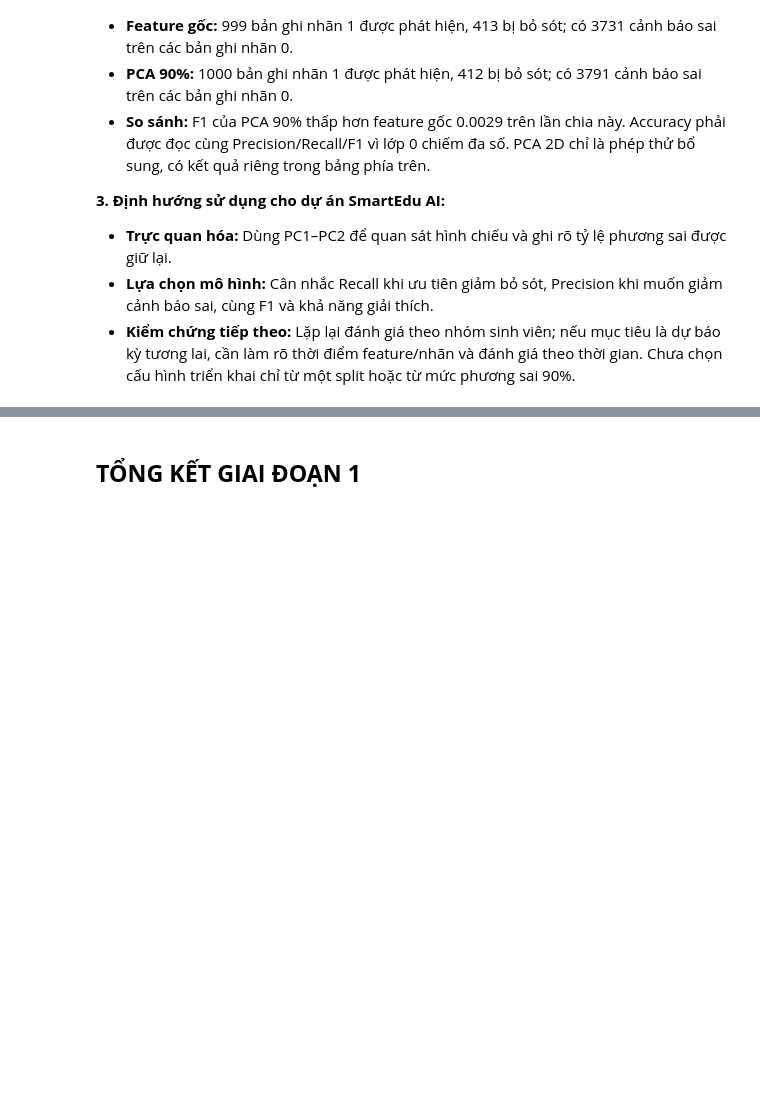
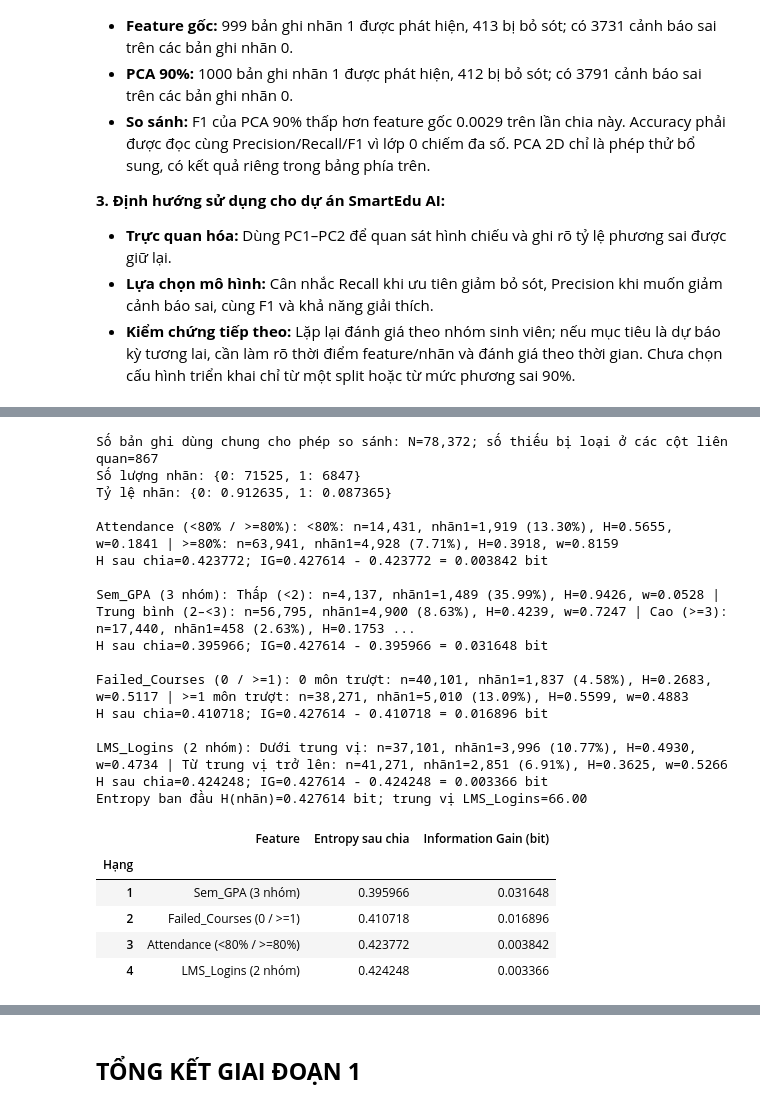
Before and after one commit to Jaybeater/SmartEdu-AI, a Jupyter notebook: notebooks/notebook.ipynb, the cells around one changed output, grey strips where cells are left out. Saved outputs shown, nothing was run; the diff lists cells and outputs as text; code cells hidden in the pictures; blank space fills up the shorter version.

```diff
--- a/notebooks/notebook.ipynb
+++ b/notebooks/notebook.ipynb
@@ -1546,0 +1712,53 @@ Trong lần chạy này, thời gian fit toàn pipeline là **0.1769 giây** cho
+# %%
+# C.3 - Entropy nhãn và Information Gain
+c_info=c_data[['Target_Dropout_Next_Sem','Attendance','Sem_GPA','Failed_Courses','LMS_Logins']].dropna().copy()
+c_info['Target_Dropout_Next_Sem']=c_info['Target_Dropout_Next_Sem'].astype(int)
+c_info['att_group']=np.where(c_info.Attendance<80,'<80%','>=80%')
+c_info['gpa_group']=pd.cut(c_info.Sem_GPA,[-np.inf,2,3,np.inf],labels=['Thấp (<2)','Trung bình (2–<3)','Cao (>=3)'],right=False)
+c_info['failed_group']=np.where(c_info.Failed_Courses>=1,'>=1 môn trượt','0 môn trượt')
+c_lms_median=c_info.LMS_Logins.median()
+c_info['lms_group']=np.where(c_info.LMS_Logins<c_lms_median,'Dưới trung vị','Từ trung vị trở lên')
+def c_entropy(v):
+    prob=pd.Series(v).value_counts(normalize=True)
+    return float(-(prob*np.log2(prob)).sum())
+c_h=c_entropy(c_info.Target_Dropout_Next_Sem)
+c_label_counts=c_info['Target_Dropout_Next_Sem'].value_counts().sort_index()
+print(f'Số bản ghi dùng chung cho phép so sánh: N={len(c_info):,}; số thiếu bị loại ở các cột liên quan={len(c_data)-len(c_info):,}')
+print('Số lượng nhãn:', c_label_counts.to_dict())
+print('Tỷ lệ nhãn:', c_info['Target_Dropout_Next_Sem'].value_counts(normalize=True).sort_index().round(6).to_dict())
+c_features={'Attendance (<80% / >=80%)':'att_group','Sem_GPA (3 nhóm)':'gpa_group','Failed_Courses (0 / >=1)':'failed_group','LMS_Logins (2 nhóm)':'lms_group'}
+c_rows=[]
+for label,col in c_features.items():
+    h_after=0.0; parts=[]
+    for value,group in c_info.groupby(col,observed=True):
+        weight=len(group)/len(c_info); h_group=c_entropy(group.Target_Dropout_Next_Sem)
+        h_after+=weight*h_group; n_positive=int(group['Target_Dropout_Next_Sem'].sum()); risk_rate=n_positive/len(group)
+        parts.append(f'{value}: n={len(group):,}, nhãn1={n_positive:,} ({risk_rate:.2%}), H={h_group:.4f}, w={weight:.4f}')
+    gain=c_h-h_after; c_rows.append({'Feature':label,'Entropy sau chia':h_after,'Information Gain (bit)':gain})
+    print(f'\n{label}: '+' | '.join(parts)); print(f'H sau chia={h_after:.6f}; IG={c_h:.6f} - {h_after:.6f} = {gain:.6f} bit')
+c_ig=pd.DataFrame(c_rows).sort_values('Information Gain (bit)',ascending=False).reset_index(drop=True); c_ig.index=c_ig.index+1; c_ig.index.name='Hạng'
+print(f'Entropy ban đầu H(nhãn)={c_h:.6f} bit; trung vị LMS_Logins={c_lms_median:.2f}')
+display(c_ig.round(6))
+# %% [output]
+Số bản ghi dùng chung cho phép so sánh: N=78,372; số thiếu bị loại ở các cột liên quan=867
+Số lượng nhãn: {0: 71525, 1: 6847}
+Tỷ lệ nhãn: {0: 0.912635, 1: 0.087365}
+
+Attendance (<80% / >=80%): <80%: n=14,431, nhãn1=1,919 (13.30%), H=0.5655, w=0.1841 | >=80%: n=63,941, nhãn1=4,928 (7.71%), H=0.3918, w=0.8159
+H sau chia=0.423772; IG=0.427614 - 0.423772 = 0.003842 bit
+
+Sem_GPA (3 nhóm): Thấp (<2): n=4,137, nhãn1=1,489 (35.99%), H=0.9426, w=0.0528 | Trung bình (2–<3): n=56,795, nhãn1=4,900 (8.63%), H=0.4239, w=0.7247 | Cao (>=3): n=17,440, nhãn1=458 (2.63%), H=0.1753 ...
+H sau chia=0.395966; IG=0.427614 - 0.395966 = 0.031648 bit
+
+Failed_Courses (0 / >=1): 0 môn trượt: n=40,101, nhãn1=1,837 (4.58%), H=0.2683, w=0.5117 | >=1 môn trượt: n=38,271, nhãn1=5,010 (13.09%), H=0.5599, w=0.4883
+H sau chia=0.410718; IG=0.427614 - 0.410718 = 0.016896 bit
+
+LMS_Logins (2 nhóm): Dưới trung vị: n=37,101, nhãn1=3,996 (10.77%), H=0.4930, w=0.4734 | Từ trung vị trở lên: n=41,271, nhãn1=2,851 (6.91%), H=0.3625, w=0.5266
+H sau chia=0.424248; IG=0.427614 - 0.424248 = 0.003366 bit
+Entropy ban đầu H(nhãn)=0.427614 bit; trung vị LMS_Logins=66.00
+|  | Feature | Entropy sau chia | Information Gain (bit) |
+| Hạng |  |  |  |
+| 1 | Sem_GPA (3 nhóm) | 0.395966 | 0.031648 |
+| 2 | Failed_Courses (0 / >=1) | 0.410718 | 0.016896 |
+| 3 | Attendance (<80% / >=80%) | 0.423772 | 0.003842 |
+| 4 | LMS_Logins (2 nhóm) | 0.424248 | 0.003366 |
```
Also changed, not shown: parts of 33 cells of this notebook, 3 other files.
